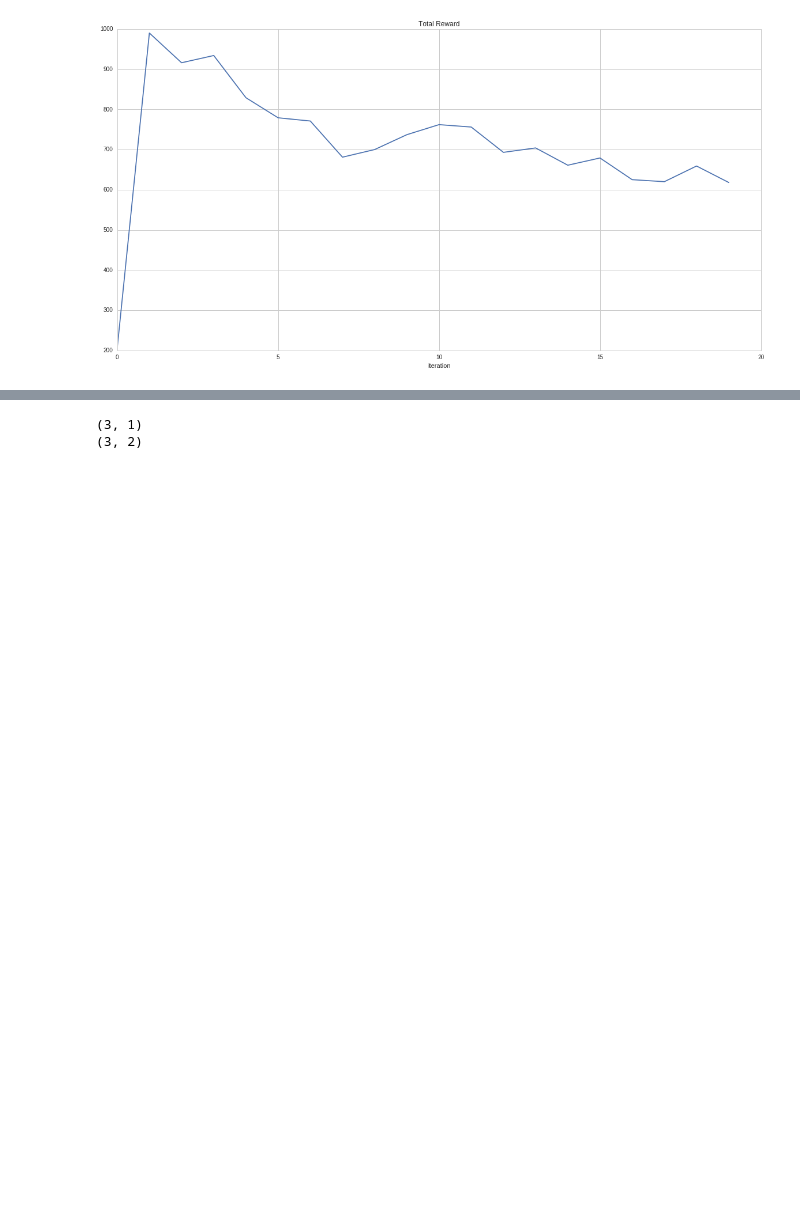
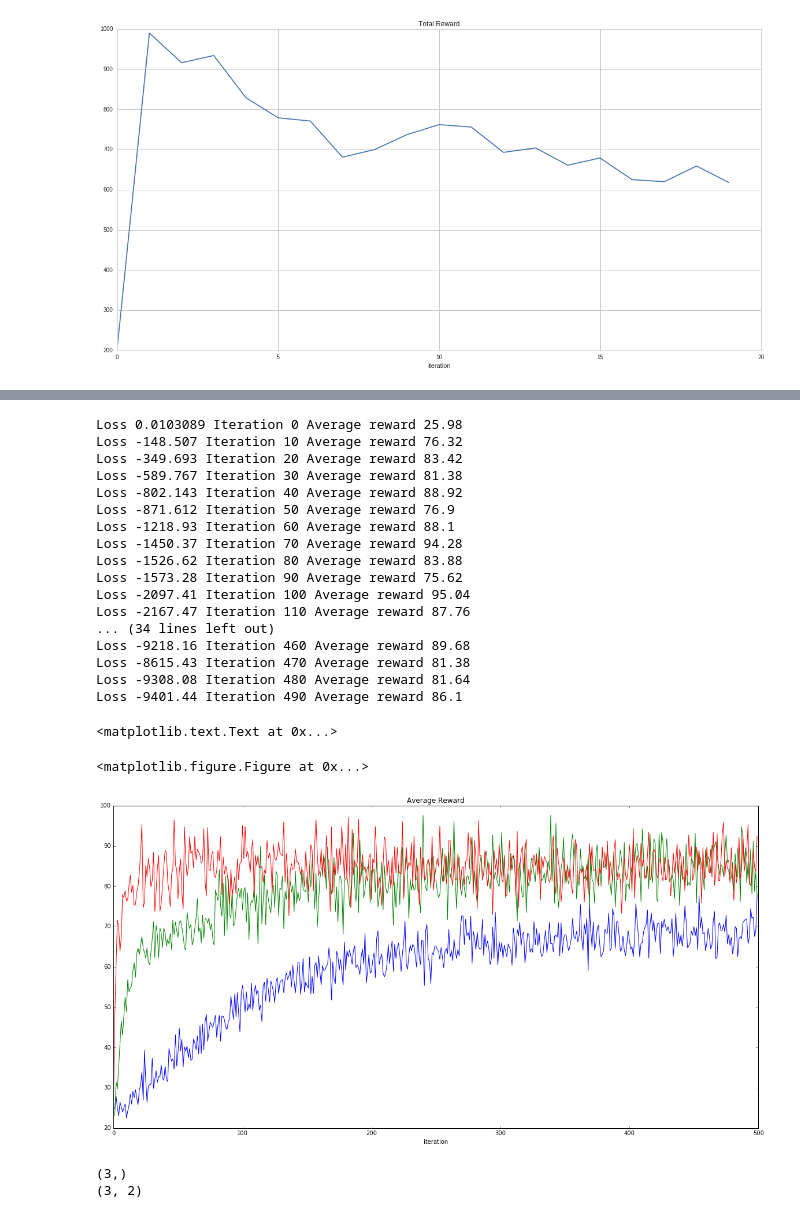
Before and after one commit to girishsk/rlex, a Jupyter notebook: doc/TensorFlow_Tutorial.ipynb, the cells around one changed output, grey strips where cells are left out. Drawn from its saved outputs; the diff is of its cells as text; code cells hidden in the pictures; blank space fills up the shorter version.

```diff
--- a/doc/TensorFlow_Tutorial.ipynb
+++ b/doc/TensorFlow_Tutorial.ipynb
@@ -522,24 +562,27 @@ from tensorflow.python.framework import ops
 ops.reset_default_graph()
 env = gym.make('CartPole-v0')
 rf = ReinforceDiscreteAgent(env)
-rs = []
-for i in range(100):
+rs3 = []
+for i in range(500):
     #env = gym.make('CartPole-v0')
     start_time = time.clock()
-    states,actions,returns,total_reward = rf.collect_trajectories(env,100)
+    states,actions,returns,total_reward = rf.collect_trajectories(env,200)
     #print time.clock() - start_time, "seconds in trajectories"
     start_time = time.clock()
     l = rf.learn(None,0.01,states,actions,returns,20)
-    if(i%5 == 0):
+    if(i%10 == 0):
         print "Loss",l, "Iteration",i, "Average reward",total_reward
     #print time.clock() - start_time, "seconds in RL Learn"
     states = None
     actions = None
     returns = None
-    rs.append(total_reward)
+    rs3.append(total_reward)
     env.close()
 plt.figure(figsize=(20,10))
 f, axarr = plt.subplots(1,figsize=(20,10))
 axarr.plot(rs)
-axarr.set_title('Total Reward')
+axarr.plot(rs2)
+axarr.plot(rs3)
+axarr.set_title('Average Reward')
 axarr.set_xlabel("iteration")
+# %% [output]
@@ -546,13 +590,33 @@ axarr.set_xlabel("iteration")
+Loss 0.0103089 Iteration 0 Average reward 25.98
+Loss -148.507 Iteration 10 Average reward 76.32
+Loss -349.693 Iteration 20 Average reward 83.42
+Loss -589.767 Iteration 30 Average reward 81.38
+Loss -802.143 Iteration 40 Average reward 88.92
+Loss -871.612 Iteration 50 Average reward 76.9
+Loss -1218.93 Iteration 60 Average reward 88.1
+Loss -1450.37 Iteration 70 Average reward 94.28
+Loss -1526.62 Iteration 80 Average reward 83.88
+Loss -1573.28 Iteration 90 Average reward 75.62
+Loss -2097.41 Iteration 100 Average reward 95.04
+Loss -2167.47 Iteration 110 Average reward 87.76
+... (34 lines left out)
+Loss -9218.16 Iteration 460 Average reward 89.68
+Loss -8615.43 Iteration 470 Average reward 81.38
+Loss -9308.08 Iteration 480 Average reward 81.64
+Loss -9401.44 Iteration 490 Average reward 86.1
+<matplotlib.text.Text at 0x...>
+<matplotlib.figure.Figure at 0x...>
+[figure, added]
 # %%
 a_r = np.array([[0.3,0.7],[0.5,0.5],[0.0,0.0]])
-b_r = np.array([[1],[0.5],[1]])
+b_r = np.array([1,0.5,1])
 print np.shape(b_r)
 print np.shape(a_r)
 a = tf.placeholder("float")
 b = tf.placeholder("float")
-c = tf.mul(a,b)
+c = a -b
 # %% [output]
-(3, 1)
+(3,)
 (3, 2)
 # %%
 with tf.Session() as sess:
```
Also changed, not shown: parts of 8 cells of this notebook.
